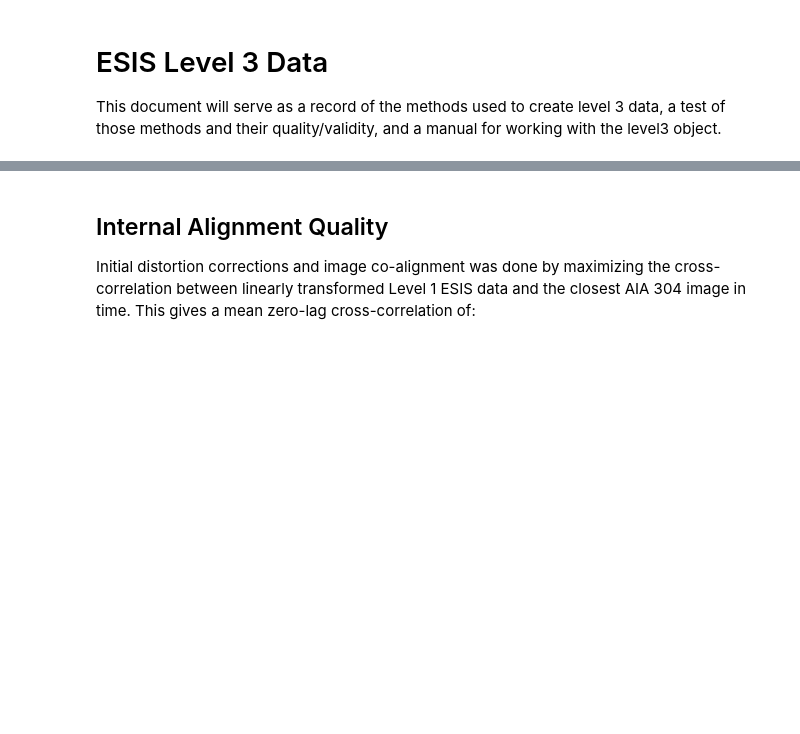
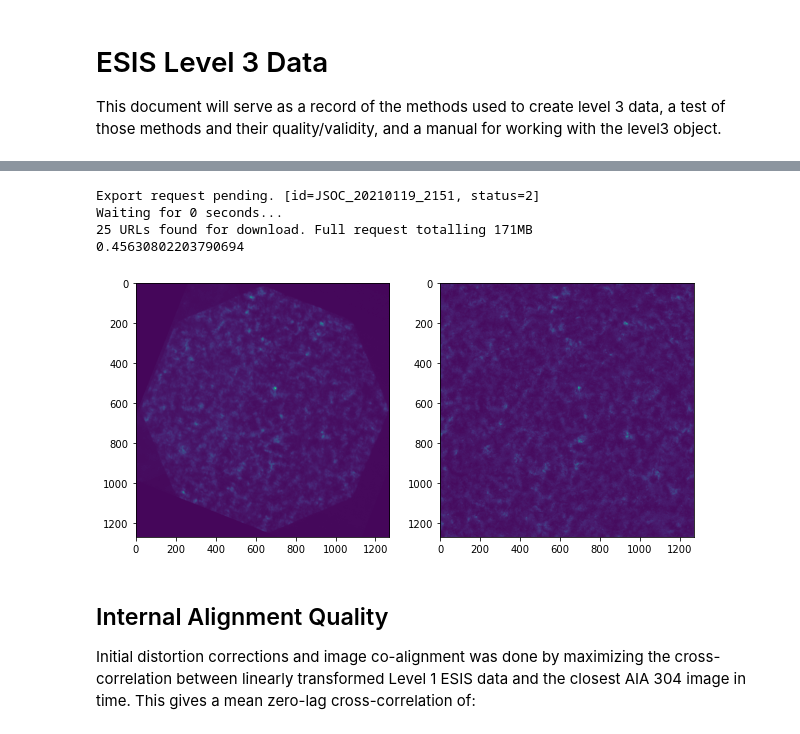
Before and after one commit to Kankelborg-Group/ESIS, a Jupyter notebook: esis/flight/notebooks/ov_Level_3.ipynb, the cells around one changed output, grey strips where cells are left out. Saved outputs shown, nothing was run; the diff lists cells and outputs as text; code cells hidden in the pictures; blank space fills up the shorter version.

```diff
--- a/esis/flight/notebooks/ov_Level_3.ipynb
+++ b/esis/flight/notebooks/ov_Level_3.ipynb
@@ -16,0 +22,25 @@ quality/validity, and a manual for working with the level3 object.
+# %%
+lev_3 = level_3.Level_3.from_pickle(level_3.ov_Level3_initial)
+aia_304 = lev_3.to_aia_object()
+normalized_imgs = lev_3.observation.data
+normalized_imgs = (normalized_imgs - normalized_imgs.mean(axis = (-2,-1), keepdims=True))/normalized_imgs.std(
+    axis=(-2,-1), keepdims=True)
+
+normalized_aia = aia_304.observation.data
+normalized_aia = (normalized_aia - normalized_aia.mean(axis = (-2,-1), keepdims=True))/normalized_aia.std(
+    axis=(-2,-1), keepdims=True)
+
+fig,ax = plt.subplots(1,2)
+ax[0].imshow(normalized_imgs[15,0])
+ax[1].imshow(normalized_aia[15,0])
+
+list_cc = []
+for l3_seq, l1_seq in enumerate(lev_3.lev1_sequences):
+    for l3_cam, l1_cam in enumerate(lev_3.lev1_cameras):
+        cc = np.sum(normalized_imgs[l3_seq,l3_cam]*normalized_aia[l3_seq,l3_cam])/normalized_imgs[l3_seq,l3_cam].size
+
+        list_cc.append(cc)
+
+print(np.array(list_cc).mean())
+print(np.array(list_cc).max())
+# %% [output]
@@ -17,3 +50,8 @@ quality/validity, and a manual for working with the level3 object.
+Export request pending. [id=JSOC_20210119_2151, status=2]
+Waiting for 0 seconds...
+25 URLs found for download. Full request totalling 171MB
+0.45630802203790694
+[figure, added]
 # %% [markdown]
 ## Internal Alignment Quality
 
```
Also changed, not shown: parts of 5 cells of this notebook, 32 other files.
